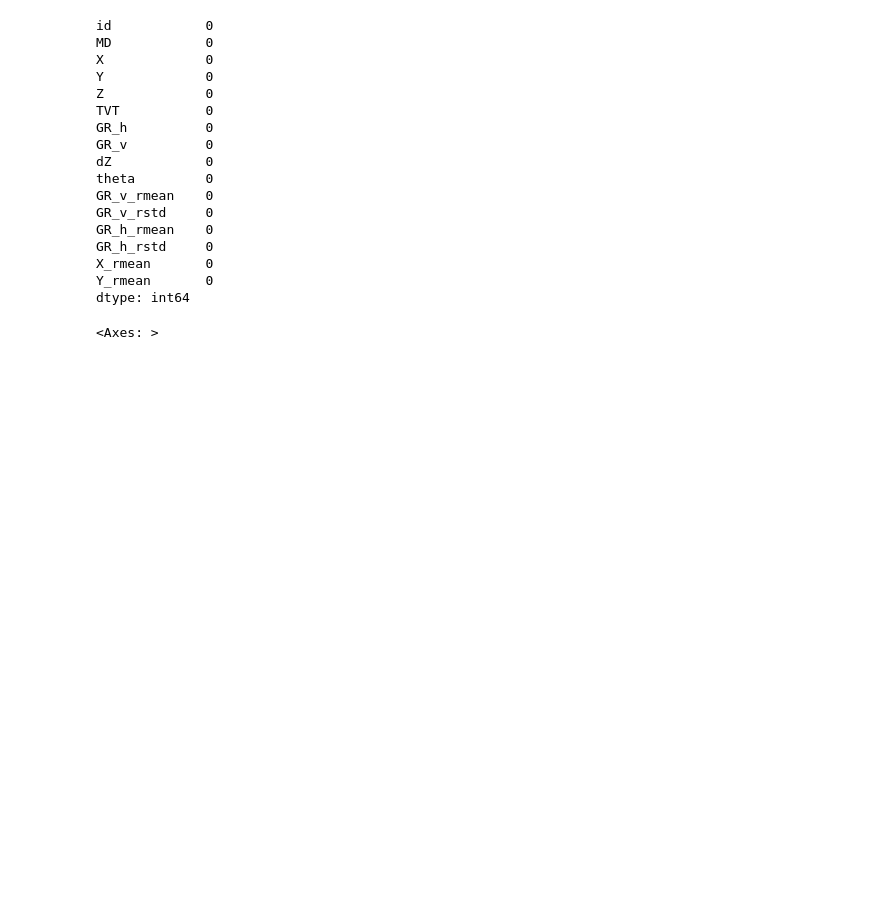
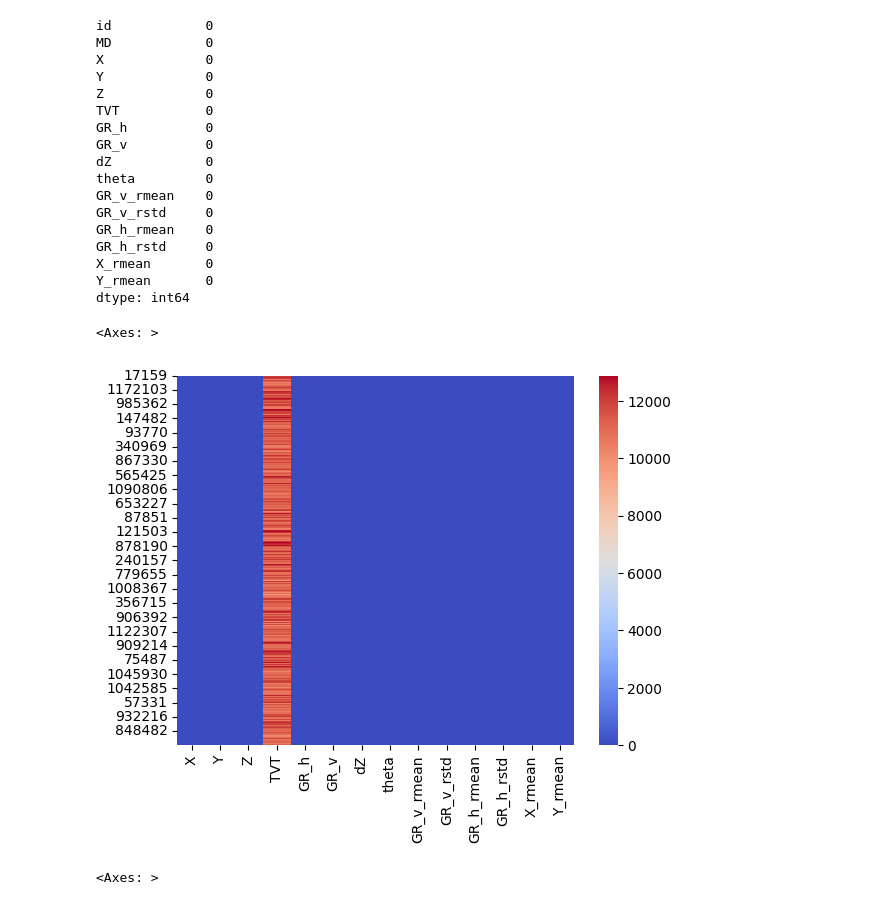
Before and after one commit to affogato-lab/rogii-crepe, a Jupyter notebook: oil-drill.ipynb, the cells around one changed output. Cells and saved outputs as stored; diff of their text form; code cells hidden in the pictures; blank space fills up the shorter version.

```diff
--- a/oil-drill.ipynb
+++ b/oil-drill.ipynb
@@ -218,6 +218,11 @@ GR_h_rstd     0
 X_rmean       0
 Y_rmean       0
 dtype: int64
+# %%
+sns.heatmap(train_df_p.drop(columns = ['id', 'MD'], axis = 1), cmap = 'coolwarm')
+# %% [output]
+<Axes: >
+[figure, added]
 # %%
 corr_mat = train_df_p.drop('id', axis = 1).corr(method = 'spearman')
 plt.figure(figsize = (10,8))
```
Also changed, not shown: parts of 7 cells of this notebook.
